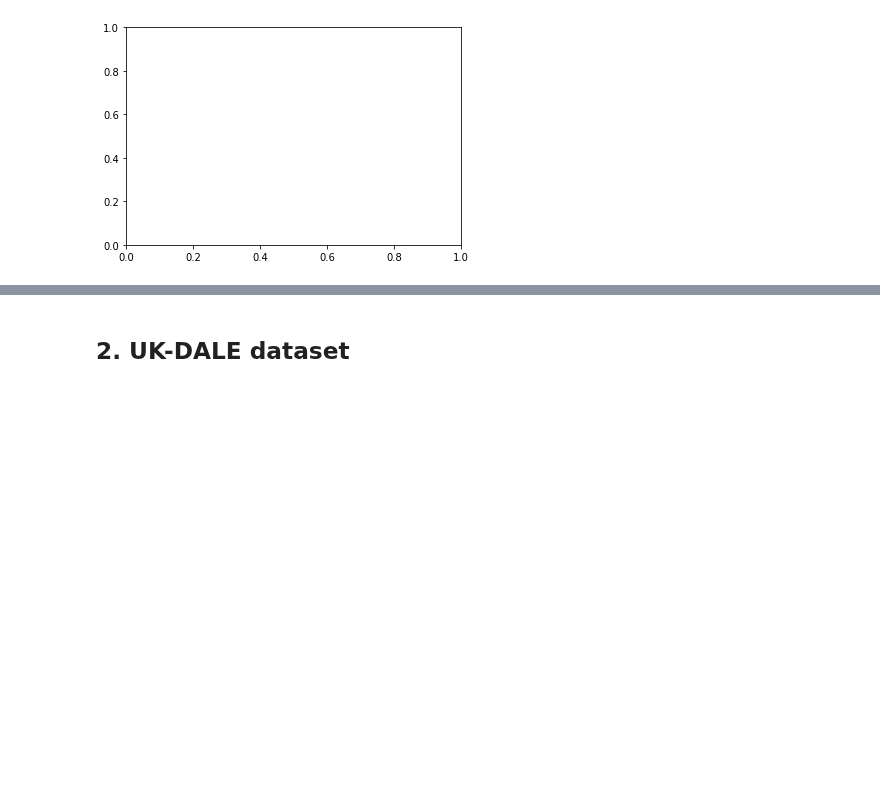
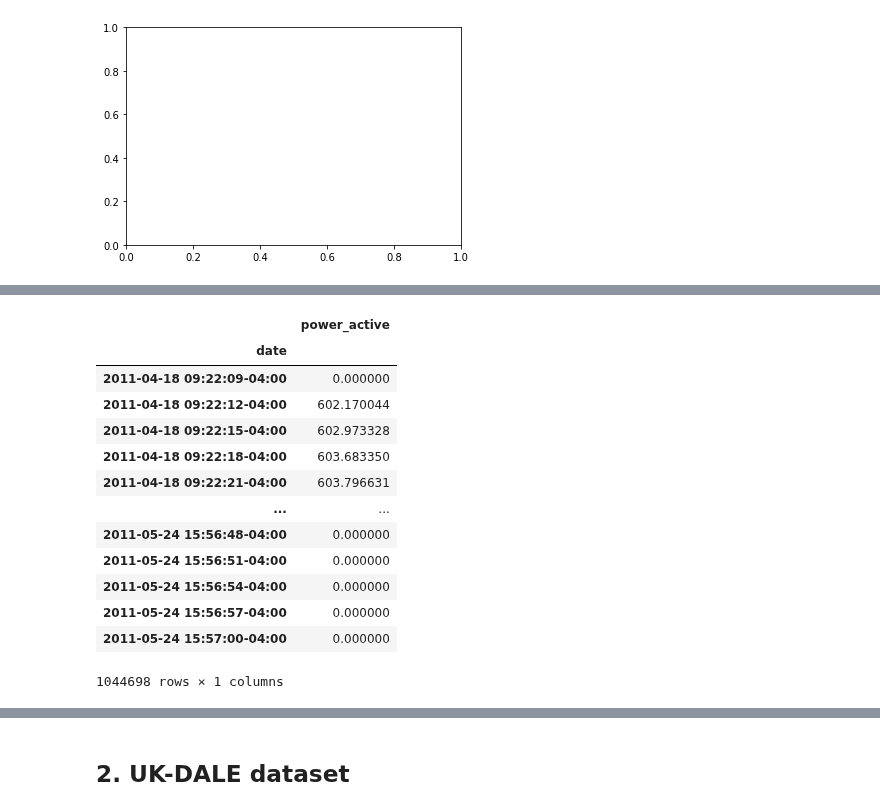
Before and after one commit to Gracepicharporn/Data-Science-project, a Jupyter notebook: nilmtk_REDD.ipynb, the cells around one changed output, grey strips where cells are left out. Cells and saved outputs as stored; diff of their text form; code cells hidden in the pictures; blank space fills up the shorter version.

```diff
--- a/nilmtk_REDD.ipynb
+++ b/nilmtk_REDD.ipynb
@@ -938,0 +952,21 @@ ValueError: not enough values to unpack (expected 2, got 1)
+# %%
+reedd_allpowerseries = pd.DataFrame(reedd_allpowerseries)
+reedd_allpowerseries.index.name = 'date'
+reedd_allpowerseries.columns = ['power_active']
+reedd_allpowerseries['power_active'] = reedd_allpowerseries['power_active'].fillna(0)
+reedd_allpowerseries
+# %% [output]
+|  | power_active |
+| date |  |
+| 2011-04-18 09:22:09-04:00 | 0.000000 |
+| 2011-04-18 09:22:12-04:00 | 602.170044 |
+| 2011-04-18 09:22:15-04:00 | 602.973328 |
+| 2011-04-18 09:22:18-04:00 | 603.683350 |
+| 2011-04-18 09:22:21-04:00 | 603.796631 |
+| ... | ... |
+| 2011-05-24 15:56:48-04:00 | 0.000000 |
+| 2011-05-24 15:56:51-04:00 | 0.000000 |
+| 2011-05-24 15:56:54-04:00 | 0.000000 |
+| 2011-05-24 15:56:57-04:00 | 0.000000 |
+| 2011-05-24 15:57:00-04:00 | 0.000000 |
+1044698 rows × 1 columns
```
Also changed, not shown: parts of 32 cells of this notebook.
